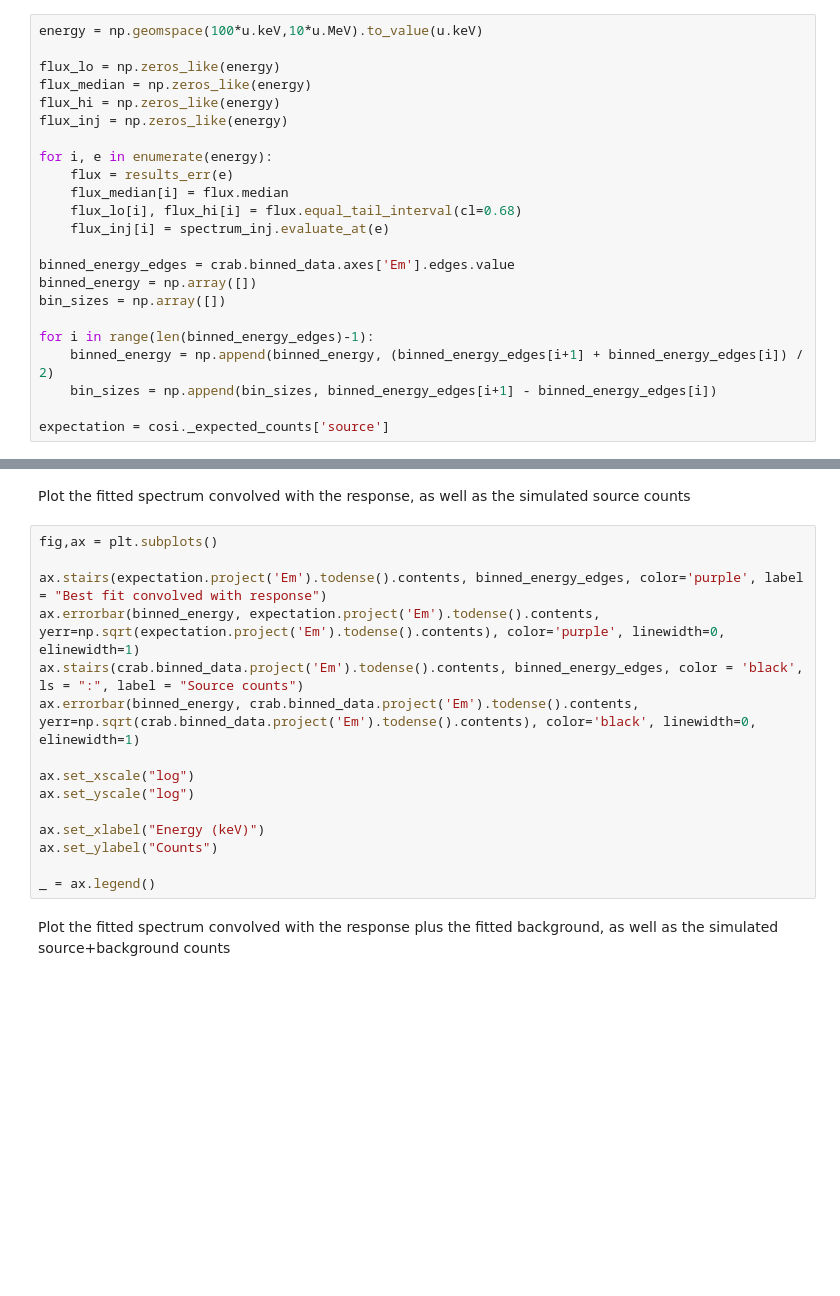
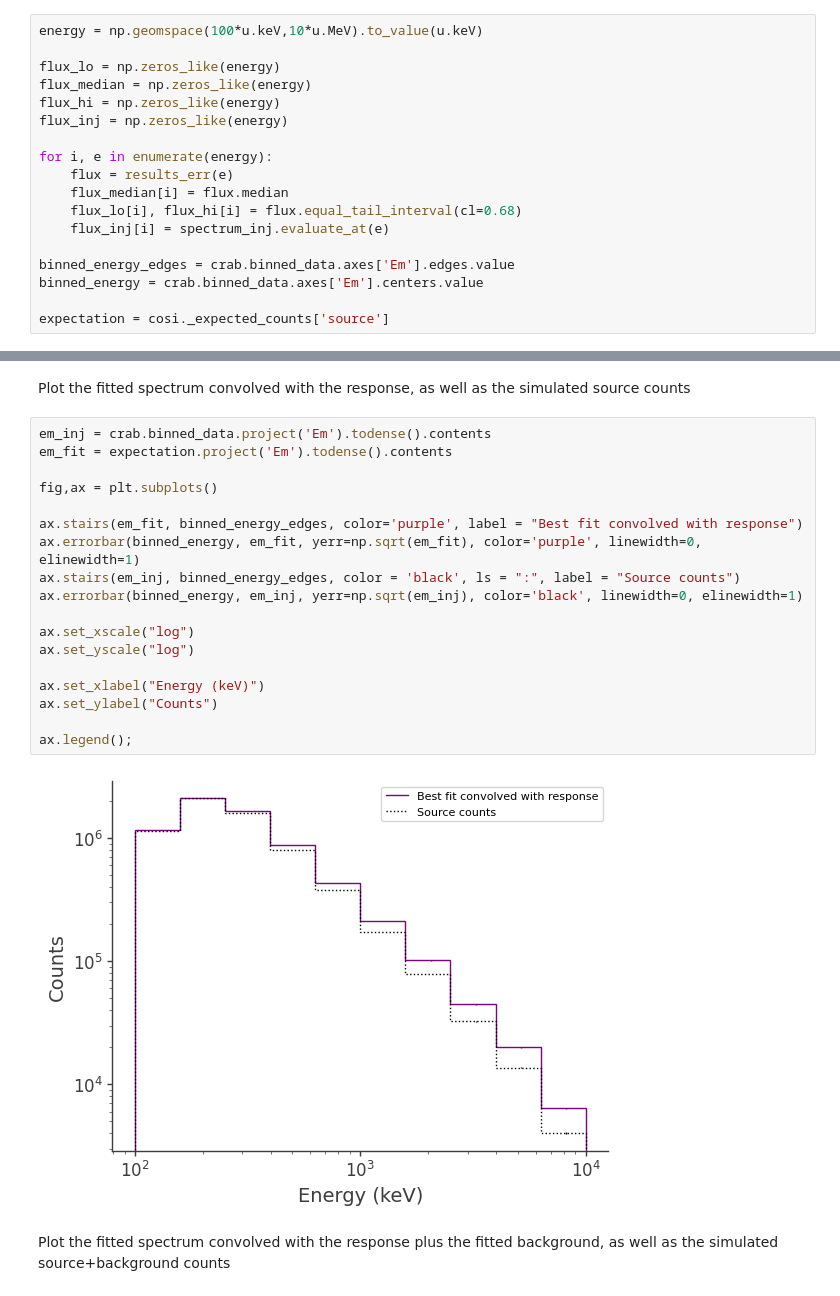
Before and after one commit to hiyoneda/cosipy, a Jupyter notebook: docs/tutorials/spectral_fits/continuum_fit/crab/SpectralFit_Crab.ipynb, the cells around one changed output, grey strips where cells are left out. Saved outputs shown, nothing was run; the diff lists cells and outputs as text; blank space fills up the shorter version.

```diff
--- a/docs/tutorials/spectral_fits/continuum_fit/crab/SpectralFit_Crab.ipynb
+++ b/docs/tutorials/spectral_fits/continuum_fit/crab/SpectralFit_Crab.ipynb
@@ -241,12 +322,7 @@ for i, e in enumerate(energy):
     flux_inj[i] = spectrum_inj.evaluate_at(e)
 
 binned_energy_edges = crab.binned_data.axes['Em'].edges.value
-binned_energy = np.array([])
-bin_sizes = np.array([])
-
-for i in range(len(binned_energy_edges)-1):
-    binned_energy = np.append(binned_energy, (binned_energy_edges[i+1] + binned_energy_edges[i]) / 2)
-    bin_sizes = np.append(bin_sizes, binned_energy_edges[i+1] - binned_energy_edges[i])
+binned_energy = crab.binned_data.axes['Em'].centers.value
 
 expectation = cosi._expected_counts['source']
 # %% [markdown]
@@ -268,20 +346,25 @@ _ = ax.legend()
 # %% [markdown]
 Plot the fitted spectrum convolved with the response, as well as the simulated source counts
 # %%
+em_inj = crab.binned_data.project('Em').todense().contents
+em_fit = expectation.project('Em').todense().contents
+
 fig,ax = plt.subplots()
 
-ax.stairs(expectation.project('Em').todense().contents, binned_energy_edges, color='purple', label = "Best fit convolved with response")
-ax.errorbar(binned_energy, expectation.project('Em').todense().contents, yerr=np.sqrt(expectation.project('Em').todense().contents), color='purple', linewidth=0, elinewidth=1)
-ax.stairs(crab.binned_data.project('Em').todense().contents, binned_energy_edges, color = 'black', ls = ":", label = "Source counts")
-ax.errorbar(binned_energy, crab.binned_data.project('Em').todense().contents, yerr=np.sqrt(crab.binned_data.project('Em').todense().contents), color='black', linewidth=0, elinewidth=1)
+ax.stairs(em_fit, binned_energy_edges, color='purple', label = "Best fit convolved with response")
+ax.errorbar(binned_energy, em_fit, yerr=np.sqrt(em_fit), color='purple', linewidth=0, elinewidth=1)
+ax.stairs(em_inj, binned_energy_edges, color = 'black', ls = ":", label = "Source counts")
+ax.errorbar(binned_energy, em_inj, yerr=np.sqrt(em_inj), color='black', linewidth=0, elinewidth=1)
 
 ax.set_xscale("log")
 ax.set_yscale("log")
 
 ax.set_xlabel("Energy (keV)")
 ax.set_ylabel("Counts")
 
-_ = ax.legend()
+ax.legend();
+# %% [output]
+[figure, added]
 # %% [markdown]
 Plot the fitted spectrum convolved with the response plus the fitted background, as well as the simulated source+background counts
 # %%
```
Also changed, not shown: parts of 14 cells of this notebook, 3 other files.
